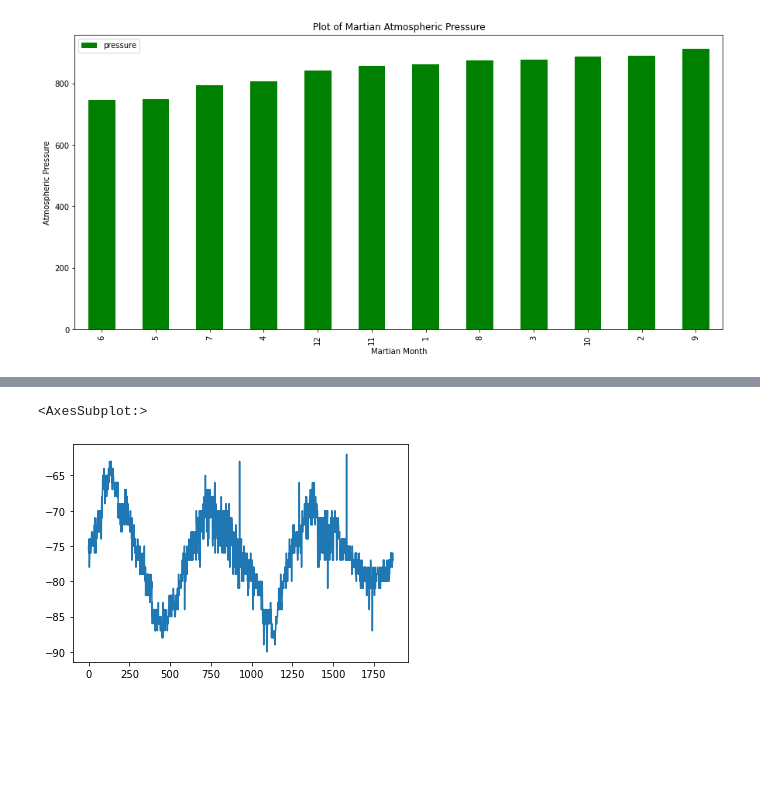
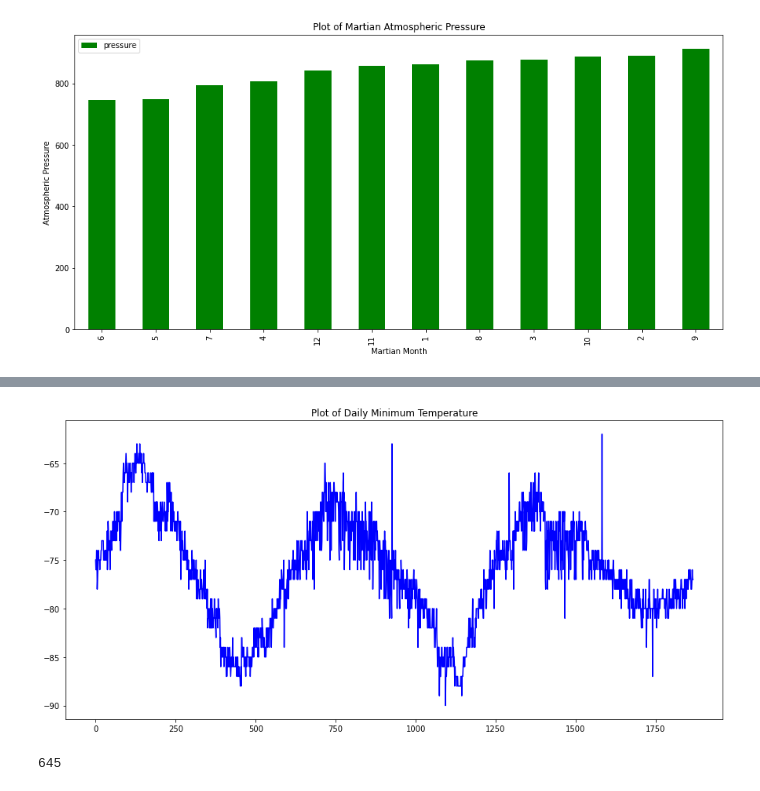
Before and after one commit to nnamdiilokah/Mission-to-Mars, a Jupyter notebook: mars_data_challenge_part_2.ipynb, the cells around one changed output, grey strips where cells are left out. Saved outputs shown, nothing was run; the diff lists cells and outputs as text; code cells hidden in the pictures; blank space fills up the shorter version.

Commit message:
# How many terrestrial (Earth) days exist in a Martian year

```diff
--- a/mars_data_challenge_part_2.ipynb
+++ b/mars_data_challenge_part_2.ipynb
@@ -245,8 +163,16 @@ daily_mintemp_bar = temp.plot(kind='line',figsize =(15,7), color = "b", title ="
 # %%
-mars_weather_df['min_temp'].plot()
+# How many terrestrial (Earth) days exist in a Martian year?
+daily_mintemp = mars_weather_df['min_temp'].plot(kind='line',figsize =(15,7), color = "b", title ="Plot of Daily Minimum Temperature")
 # %% [output]
-<AxesSubplot:>
-[figure, old version]
+[figure, new version]
+# %%
+#From the above plot the peak values can be used to calculate the number of days in a year
+peak_value_one = 730
+peak_value_two = 1375
+Number_of_days = (peak_value_two - peak_value_one)
+print(Number_of_days)
+# %% [output]
+645
 # %%
 # Set the output file name
 output_data_file = "Mars_Weather.csv"
```
Also changed, not shown: parts of 10 cells of this notebook.
